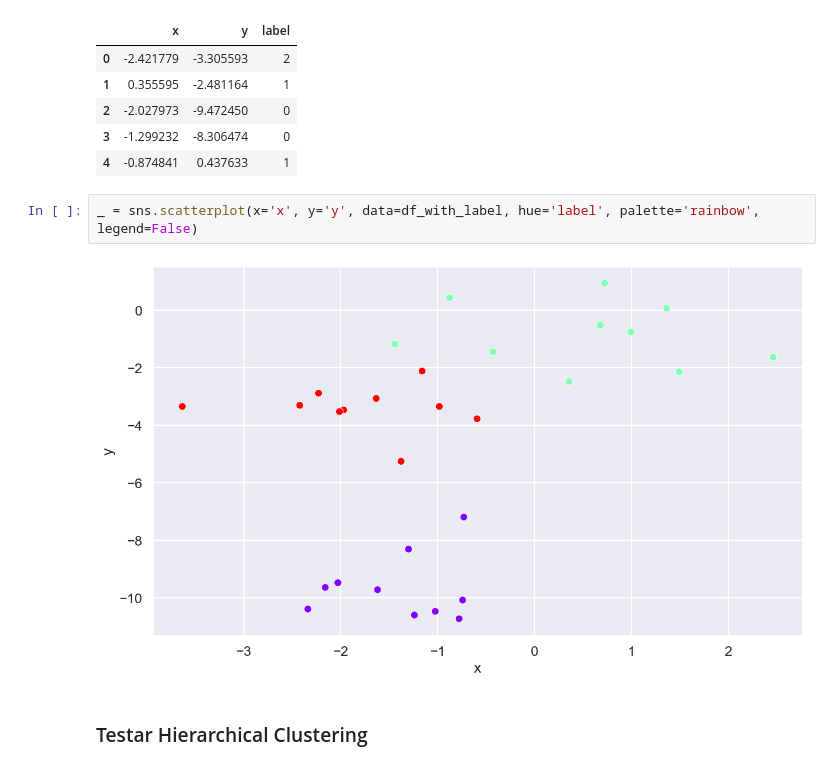
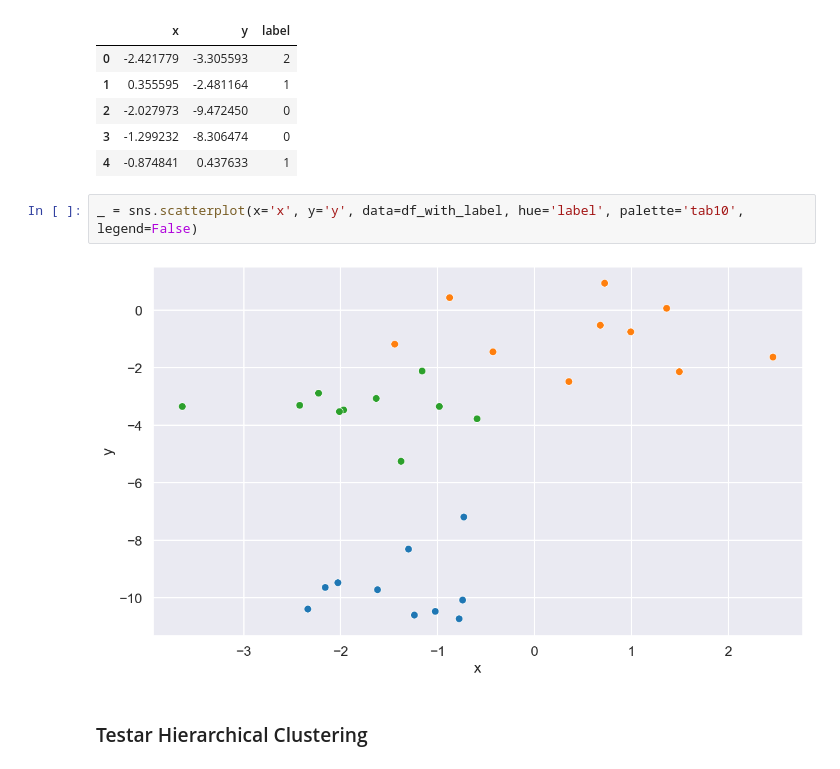
Before and after one commit to edmar-bevilaqua/data_science, a Jupyter notebook: Post Graduation/Machine Learning II - Aprendizado Não-Supervisionado/Clustering/hac_1.ipynb, the cells around one changed output. Saved outputs shown, nothing was run; the diff lists cells and outputs as text.

```diff
--- a/Post Graduation/Machine Learning II - Aprendizado Não-Supervisionado/Clustering/hac_1.ipynb
+++ b/Post Graduation/Machine Learning II - Aprendizado Não-Supervisionado/Clustering/hac_1.ipynb
@@ -42,9 +42,9 @@ df_with_label.head()
 | 3 | -1.299232 | -8.306474 | 0 |
 | 4 | -0.874841 | 0.437633 | 1 |
 # %%
-_ = sns.scatterplot(x='x', y='y', data=df_with_label, hue='label', palette='rainbow', legend=False)
+_ = sns.scatterplot(x='x', y='y', data=df_with_label, hue='label', palette='tab10', legend=False)
 # %% [output]
-[figure, old version]
+[figure, new version]
 # %% [markdown]
 ### Testar Hierarchical Clustering
 # %% [markdown]
```
Also changed, not shown: parts of 1 cell of this notebook.
